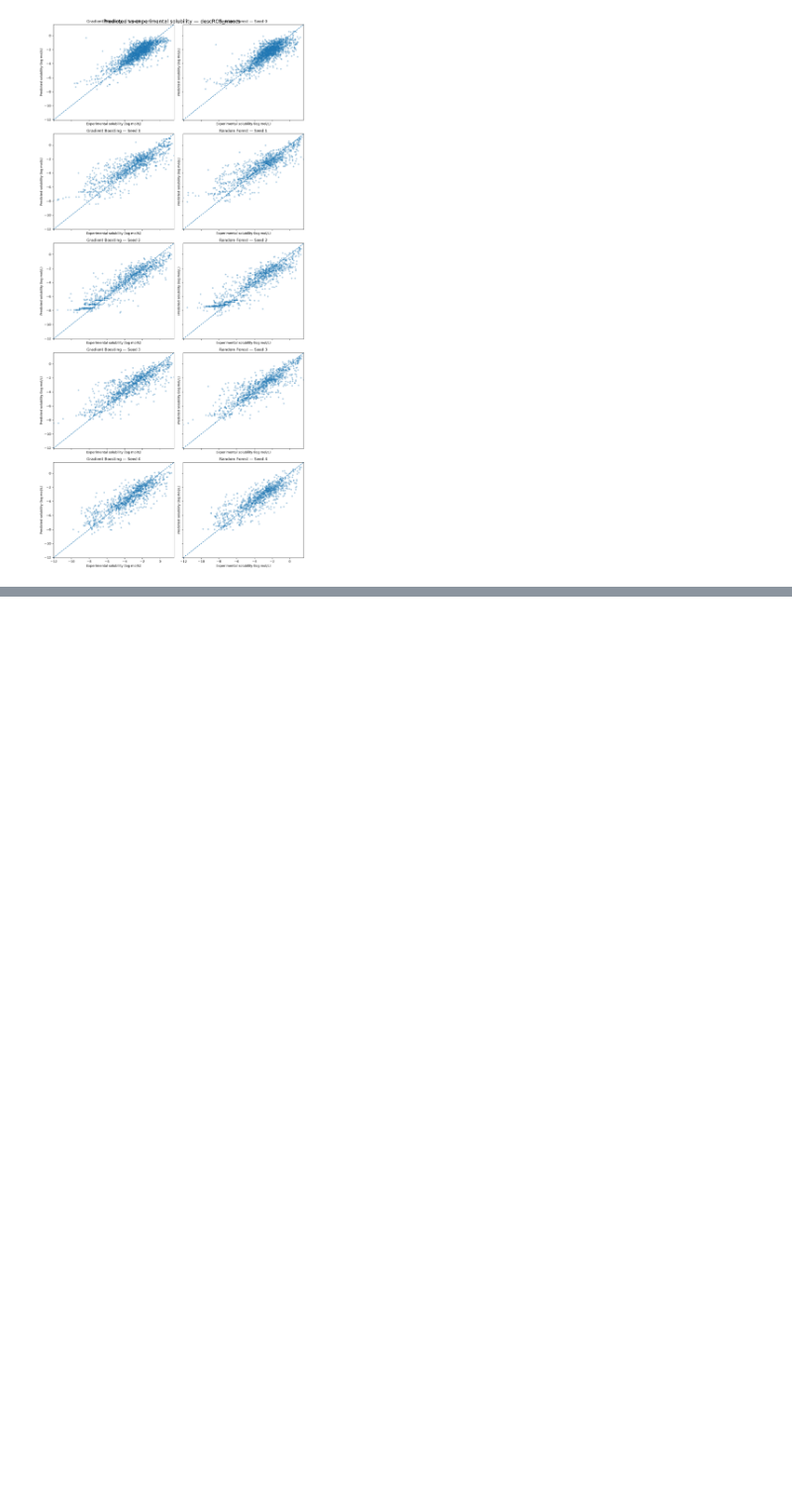
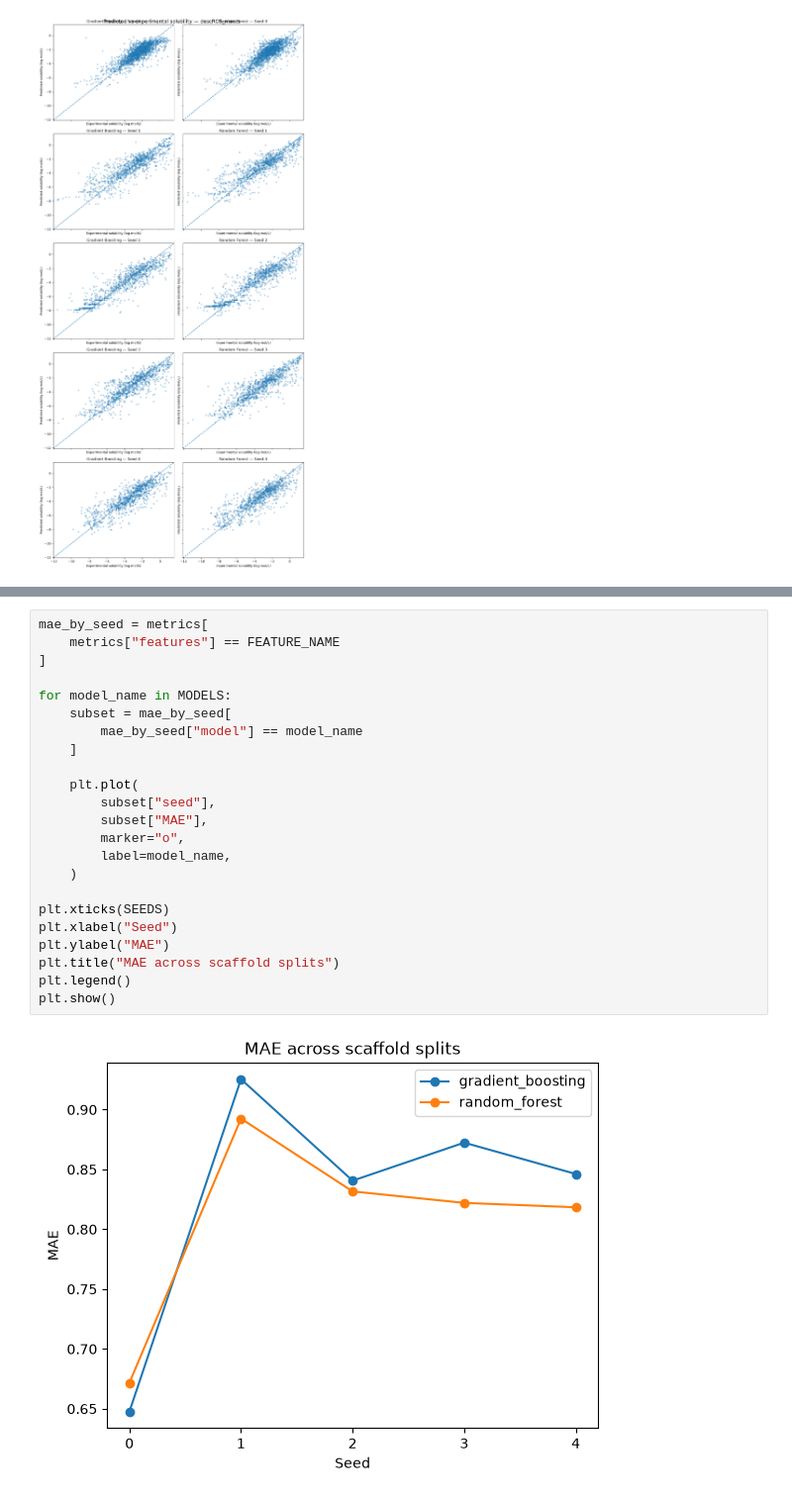
Before and after one commit to alexcorbero/admet-ml, a Jupyter notebook: notebooks/05_model_evaluation.ipynb, the cells around one changed output, grey strips where cells are left out. Shown at 99% size. Saved outputs shown, nothing was run; the diff lists cells and outputs as text; blank space fills up the shorter version.

```diff
--- a/notebooks/05_model_evaluation.ipynb
+++ b/notebooks/05_model_evaluation.ipynb
@@ -222,0 +351,25 @@ plt.show()
+# %%
+mae_by_seed = metrics[
+    metrics["features"] == FEATURE_NAME
+]
+
+for model_name in MODELS:
+    subset = mae_by_seed[
+        mae_by_seed["model"] == model_name
+    ]
+
+    plt.plot(
+        subset["seed"],
+        subset["MAE"],
+        marker="o",
+        label=model_name,
+    )
+
+plt.xticks(SEEDS)
+plt.xlabel("Seed")
+plt.ylabel("MAE")
+plt.title("MAE across scaffold splits")
+plt.legend()
+plt.show()
+# %% [output]
+[figure, added]
```
Also changed, not shown: parts of 10 cells of this notebook.
